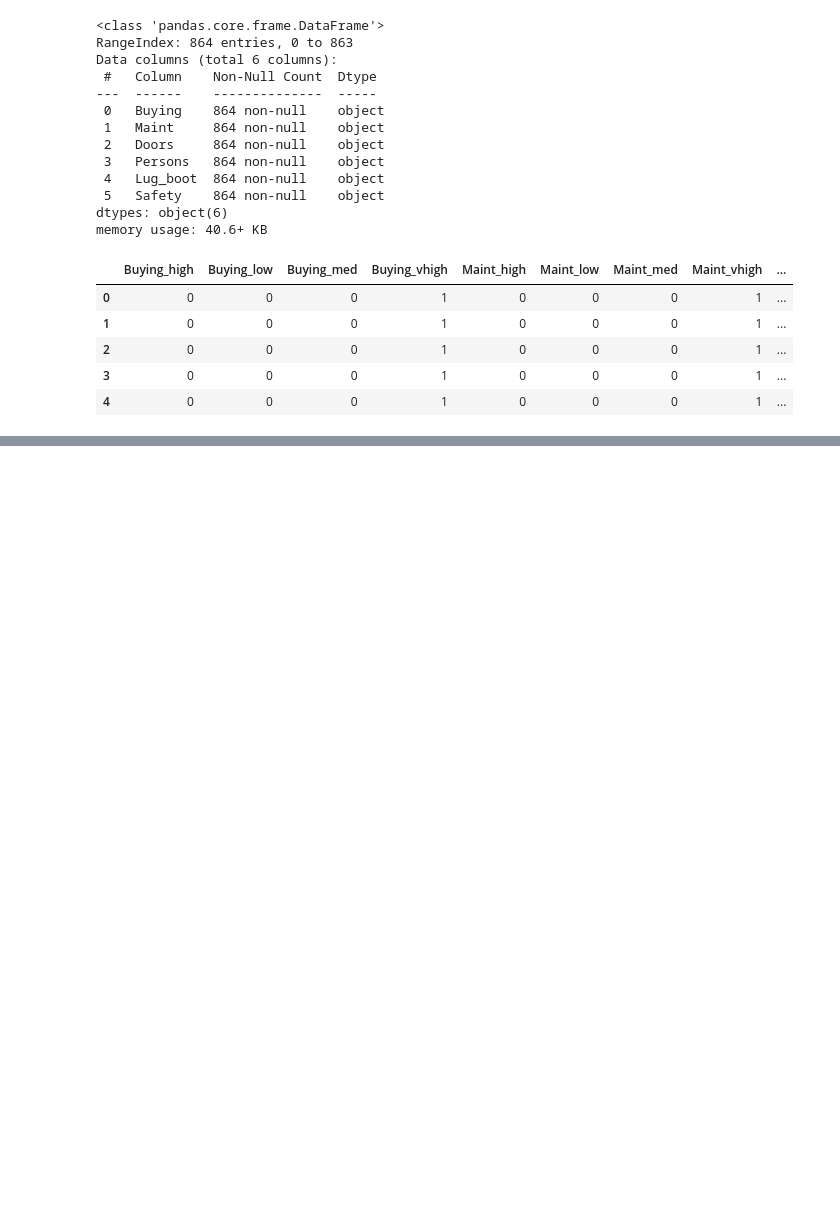
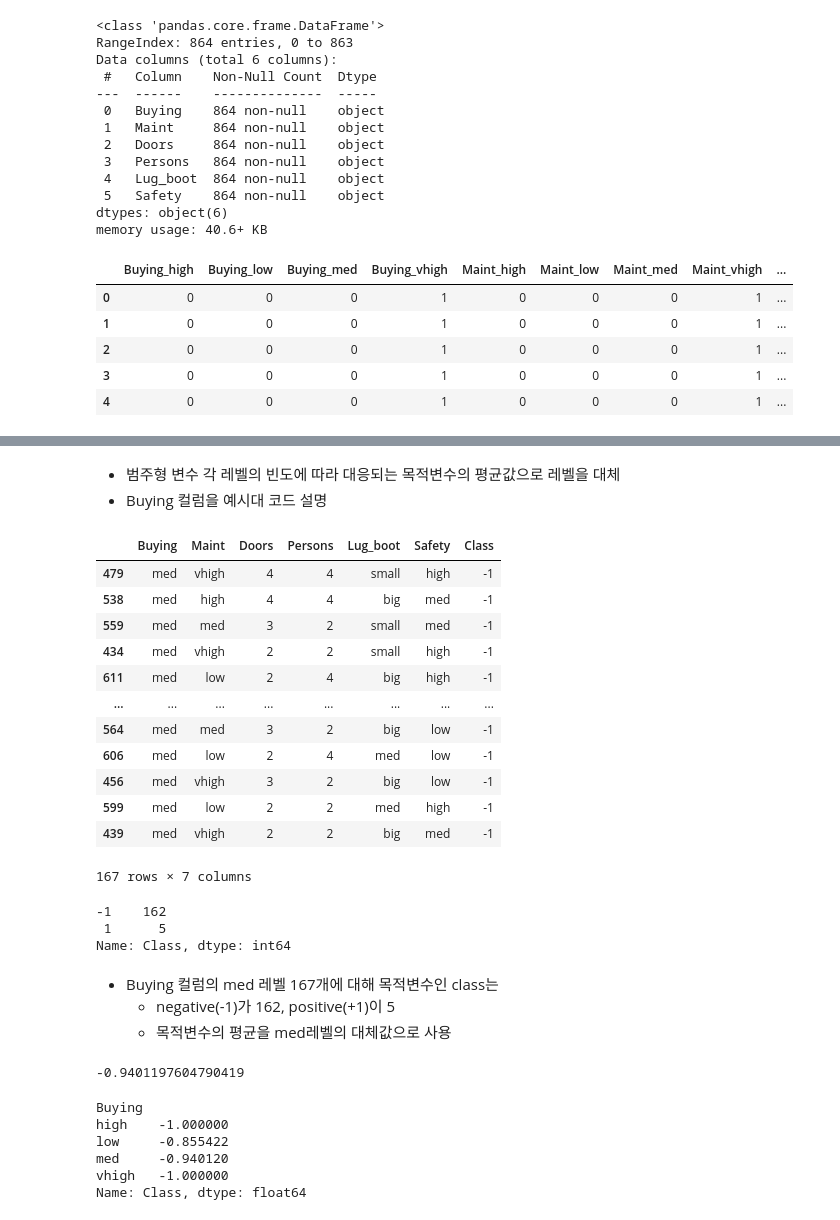
Before and after one commit to lullu303/DataScience2, a Jupyter notebook: 예측분석/필수전처리/07_ 범주형 변수 처리.ipynb, the cells around one changed output, grey strips where cells are left out. Drawn from its saved outputs; the diff is of its cells as text; code cells hidden in the pictures; blank space fills up the shorter version.

```diff
--- a/예측분석/필수전처리/07_ 범주형 변수 처리.ipynb
+++ b/예측분석/필수전처리/07_ 범주형 변수 처리.ipynb
@@ -108,0 +193,12 @@ d_x.head()
+# %%
+# 특징과 라벨 분리
+X = df.drop('Class', axis = 1)
+Y = df['Class']
+# %%
+# 학습 데이터와 평가 데이터 분리
+from sklearn.model_selection import train_test_split
+Train_X, Test_X, Train_Y, Test_Y = train_test_split(X, Y, random_state=4)
+# %%
+# 문자 라벨을 숫자로 치환
+Train_Y.replace({"negative":-1, "positive":1}, inplace = True)
+Test_Y.replace({"negative":-1, "positive":1}, inplace = True)
@@ -108,0 +218,3 @@ d_x.head()
+# %%
+# 종속변수에 기인한 대체값을 생성해야 하므로 학습 데이터의 X,Y  df는 결합
+train_df = pd.concat([Train_X, Train_Y], axis=1)
@@ -108,0 +252,42 @@ d_x.head()
+# %% [markdown]
+- 범주형 변수 각 레벨의 빈도에 따라 대응되는 목적변수의 평균값으로 레벨을 대체
+- Buying 컬럼을 예시대 코드 설명
+# %%
+train_df[train_df['Buying']=='med']
+# %% [output]
+|  | Buying | Maint | Doors | Persons | Lug_boot | Safety | Class |
+| 479 | med | vhigh | 4 | 4 | small | high | -1 |
+| 538 | med | high | 4 | 4 | big | med | -1 |
+| 559 | med | med | 3 | 2 | small | med | -1 |
+| 434 | med | vhigh | 2 | 2 | small | high | -1 |
+| 611 | med | low | 2 | 4 | big | high | -1 |
+| ... | ... | ... | ... | ... | ... | ... | ... |
+| 564 | med | med | 3 | 2 | big | low | -1 |
+| 606 | med | low | 2 | 4 | med | low | -1 |
+| 456 | med | vhigh | 3 | 2 | big | low | -1 |
+| 599 | med | low | 2 | 2 | med | high | -1 |
+| 439 | med | vhigh | 2 | 2 | big | med | -1 |
+167 rows × 7 columns
+# %%
+train_df[train_df['Buying']=='med']['Class'].value_counts()
+# %% [output]
+-1    162
+ 1      5
+Name: Class, dtype: int64
+# %% [markdown]
+- Buying 컬럼의 med 레벨 167개에 대해 목적변수인 class는
+    - negative(-1)가 162, positive(+1)이 5
+    - 목적변수의 평균을 med레벨의 대체값으로 사용
+# %%
+train_df[train_df['Buying']=='med']['Class'].mean()
+# %% [output]
+-0.9401197604790419
+# %%
+train_df.groupby('Buying')['Class'].mean()
+# %% [output]
+Buying
+high    -1.000000
+low     -0.855422
+med     -0.940120
+vhigh   -1.000000
+Name: Class, dtype: float64
```
Also changed, not shown: parts of 29 cells of this notebook.
